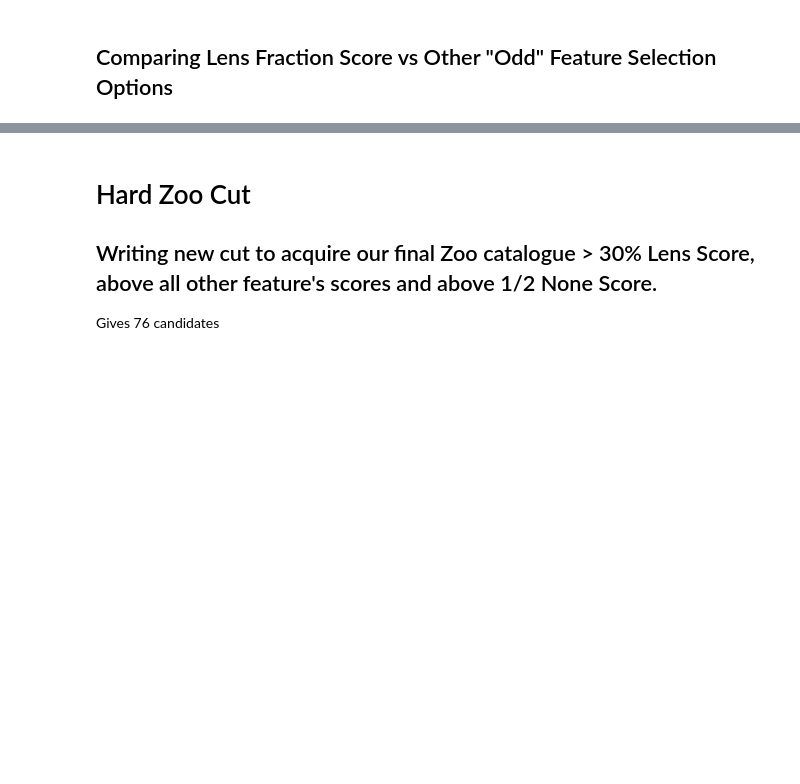
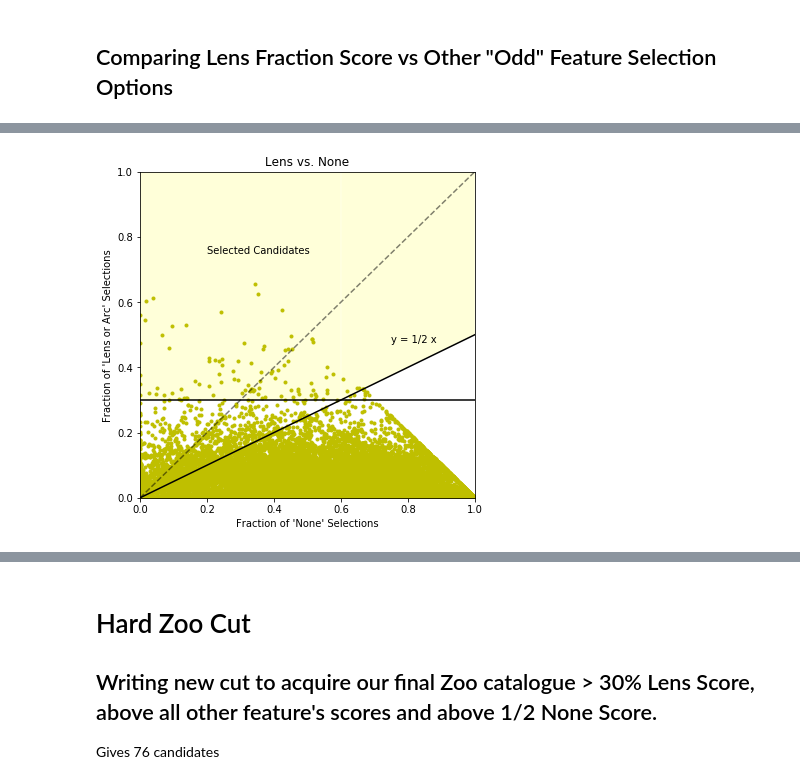
Before and after one commit to shawnknabel/lens_methods, a Jupyter notebook: Notebook_Files/Old_Notebooks/Lensing_Notebook_Concise_Revised_with_Hard_Cuts.ipynb, the cells around one changed output, grey strips where cells are left out. Drawn from its saved outputs; the diff is of its cells as text; code cells hidden in the pictures; blank space fills up the shorter version.

```diff
--- a/Notebook_Files/Old_Notebooks/Lensing_Notebook_Concise_Revised_with_Hard_Cuts.ipynb
+++ b/Notebook_Files/Old_Notebooks/Lensing_Notebook_Concise_Revised_with_Hard_Cuts.ipynb
@@ -298,3 +317,44 @@ ColDefs(
+# %%
+# Plotting Lens Fraction against other selections (6 total)
+
+x = np.linspace(0, 1, 1000)
+
+Y = galaxyzoo.oddtype_lens_or_arc_frac
+X = galaxyzoo.oddtype_none_frac
+
+fig, ax = plt.subplots(figsize=(6,6))
+plt.plot(X, Y, 'y.')
+ax.set_xlim(0,1)
+ax.set_ylim(0,1)
+#ax.plot(x, 0.3, 'k-') # hor line at 0.3
+ax.plot(x, x, 'k--', alpha = 0.5) # line of slope 1
+ax.plot(x, 1/2 * x, 'k-') # line of slope 3/2
+#ax.plot([0,1], 'k--')
+#ax.plot([0,4/3], 'k-')
+plt.axhline(y=0.3, linestyle = '-', color = 'k')
+plt.ylabel("Fraction of 'Lens or Arc' Selections")
+plt.xlabel("Fraction of 'None' Selections")
+plt.title("Lens vs. None")
+plt.text(0.2, 0.75, "Selected Candidates")
+plt.text(0.75, 0.475, "y = 1/2 x")
+#plt.savefig('/home/shawn/Desktop/gravitational_lensing_research/Lens_Project_Visuals/Zoo_lens_vs_none.png')
+plt.fill_between(x, y1 = 1/2 * x, y2=2, # Fill region for false candidates
+                 where=(x>0.6),
+                 facecolor="yellow", # The fill color
+                 #color='yellow',       # The outline color
+                 alpha=0.15 # Transparency of the fill
+                )
+
+plt.fill_between(x, y1 = 0.3, y2=2, # Fill region for false candidates
+                 where=(y<0.6),
+                 facecolor="yellow", # The fill color
+                 #color='yellow',       # The outline color
+                 alpha=0.15 # Transparency of the fill
+                )
+
+plt.show()
+# %% [output]
+[figure, added]
 # %%
 # Plotting Lens Fraction against other selections (6 total)
 
```
Also changed, not shown: parts of 3 cells of this notebook, 52 other files.
